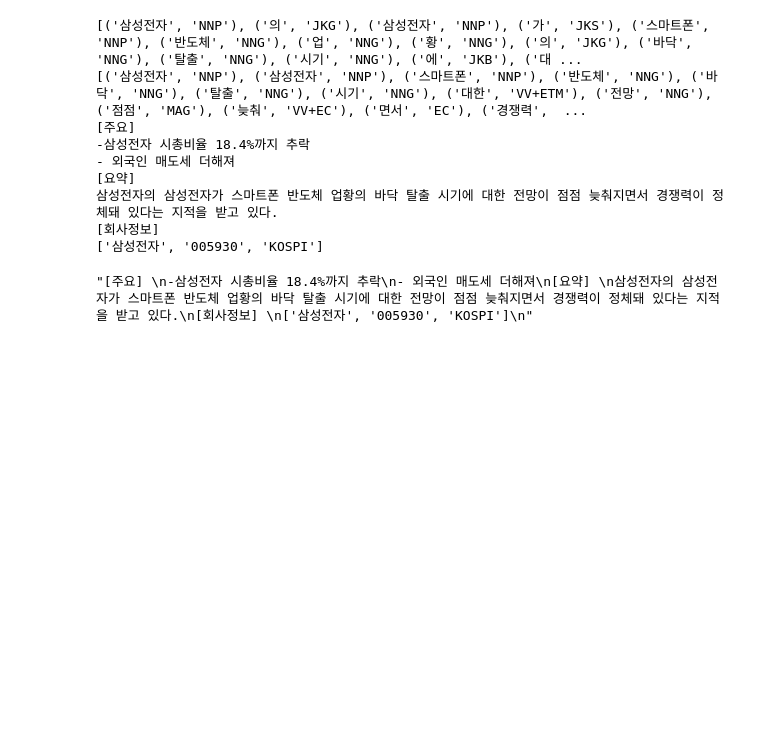
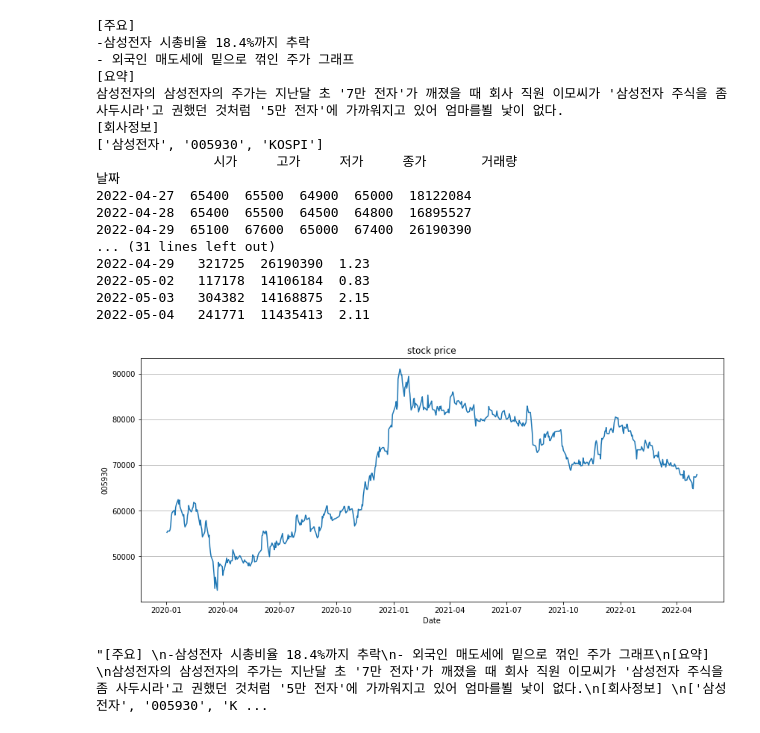
Before and after one commit to gytj2013/NewPhago, a Jupyter notebook: newphago_summarize.ipynb, the cells around one changed output. Cells and saved outputs as stored; diff of their text form; code cells hidden in the pictures; blank space fills up the shorter version.

```diff
--- a/newphago_summarize.ipynb
+++ b/newphago_summarize.ipynb
@@ -69,6 +157,15 @@ import requests
 from nltk.corpus import stopwords
 from nltk.tokenize import word_tokenize
 from konlpy.tag import Mecab
+from pykrx import stock
+import pandas as pd
+import FinanceDataReader as fdr
+import matplotlib.pyplot as plt
+import platform
+from datetime import datetime, timedelta
+
+today = datetime.today().strftime("%Y%m%d")
+last_week = (datetime.today() - timedelta(7)).strftime("%Y%m%d")
 
 bullet_summ = Pororo(task="text_summarization", lang="ko", model="bullet")
 abs_summ = Pororo(task="text_summarization", lang="ko", model="abstractive")
@@ -122,12 +219,32 @@ def summerize_news(url, Company):
           except :
             chk = False
           else :
-            summ += str(Company[idx])+"\n"
+            summ += str(Company[idx])
             chk = True
             break
         if chk==False :
           summ += "null \n"
         print(summ)
+        ticker = Company[idx][1]
+        info_a = stock.get_market_ohlcv(last_week, today, ticker)
+        print(info_a) #주가
+        info_b = stock.get_market_cap(last_week, today, ticker)
+        print(info_b) #시가총액, 거래량, 거래대금, 상장주식수
+        info_c = stock.get_exhaustion_rates_of_foreign_investment(last_week, today, ticker)
+        print(info_c) #외국인 보유량 및 외국인 한도소진율
+        info_d = stock.get_market_fundamental(last_week, today, ticker)
+        print(info_d) #DIV/BPS/PER/EPS
+        info_e = stock.get_shorting_volume_by_date(last_week, today, ticker)
+        print(info_e) #공매도 현황
+        info_g = fdr.DataReader(symbol=ticker, start= "2020")
+        fig = plt.figure(figsize=(14, 6))
+        ax = fig.add_subplot(1, 1, 1)
+        ax.plot(info_g['Close'])
+        ax.set_xlabel("Date")
+        ax.set_ylabel(ticker)
+        ax.set_title("stock price")
+        plt.grid(True, axis='y')
+        plt.show() #주가그래프
         return summ
     else:
         print("error")
@@ -196,14 +335,22 @@ drive.mount('/content/drive')
 # %%
-# 테스트 뉴스
-#summerize_news('https://n.news.naver.com/mnews/article/023/0003688236?sid=101', return_name())
+summerize_news('https://n.news.naver.com/mnews/article/023/0003688236?sid=101', return_name())
 # %% [output]
-[('삼성전자', 'NNP'), ('의', 'JKG'), ('삼성전자', 'NNP'), ('가', 'JKS'), ('스마트폰', 'NNP'), ('반도체', 'NNG'), ('업', 'NNG'), ('황', 'NNG'), ('의', 'JKG'), ('바닥', 'NNG'), ('탈출', 'NNG'), ('시기', 'NNG'), ('에', 'JKB'), ('대 ...
-[('삼성전자', 'NNP'), ('삼성전자', 'NNP'), ('스마트폰', 'NNP'), ('반도체', 'NNG'), ('바닥', 'NNG'), ('탈출', 'NNG'), ('시기', 'NNG'), ('대한', 'VV+ETM'), ('전망', 'NNG'), ('점점', 'MAG'), ('늦춰', 'VV+EC'), ('면서', 'EC'), ('경쟁력',  ...
 [주요]
 -삼성전자 시총비율 18.4%까지 추락
-- 외국인 매도세 더해져
+- 외국인 매도세에 밑으로 꺾인 주가 그래프
 [요약]
-삼성전자의 삼성전자가 스마트폰 반도체 업황의 바닥 탈출 시기에 대한 전망이 점점 늦춰지면서 경쟁력이 정체돼 있다는 지적을 받고 있다.
+삼성전자의 삼성전자의 주가는 지난달 초 '7만 전자'가 깨졌을 때 회사 직원 이모씨가 '삼성전자 주식을 좀 사두시라'고 권했던 것처럼 '5만 전자'에 가까워지고 있어 엄마를뵐 낯이 없다.
 [회사정보]
 ['삼성전자', '005930', 'KOSPI']
+               시가     고가     저가     종가       거래량
+날짜
+2022-04-27  65400  65500  64900  65000  18122084
+2022-04-28  65400  65500  64500  64800  16895527
+2022-04-29  65100  67600  65000  67400  26190390
+... (31 lines left out)
+2022-04-29   321725  26190390  1.23
+2022-05-02   117178  14106184  0.83
+2022-05-03   304382  14168875  2.15
+2022-05-04   241771  11435413  2.11
+[figure, added]
-"[주요] \n-삼성전자 시총비율 18.4%까지 추락\n- 외국인 매도세 더해져\n[요약] \n삼성전자의 삼성전자가 스마트폰 반도체 업황의 바닥 탈출 시기에 대한 전망이 점점 늦춰지면서 경쟁력이 정체돼 있다는 지적을 받고 있다.\n[회사정보] \n['삼성전자', '005930', 'KOSPI']\n"
+"[주요] \n-삼성전자 시총비율 18.4%까지 추락\n- 외국인 매도세에 밑으로 꺾인 주가 그래프\n[요약] \n삼성전자의 삼성전자의 주가는 지난달 초 '7만 전자'가 깨졌을 때 회사 직원 이모씨가 '삼성전자 주식을 좀 사두시라'고 권했던 것처럼 '5만 전자'에 가까워지고 있어 엄마를뵐 낯이 없다.\n[회사정보] \n['삼성전자', '005930', 'K ...
```
Also changed, not shown: parts of 11 cells of this notebook.
